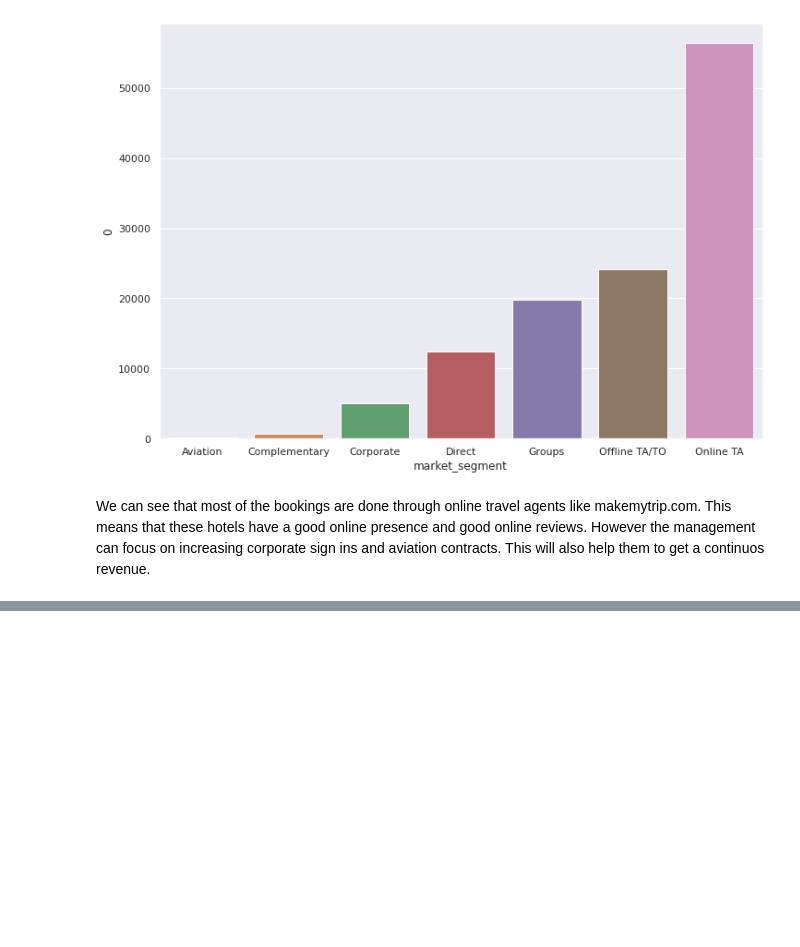
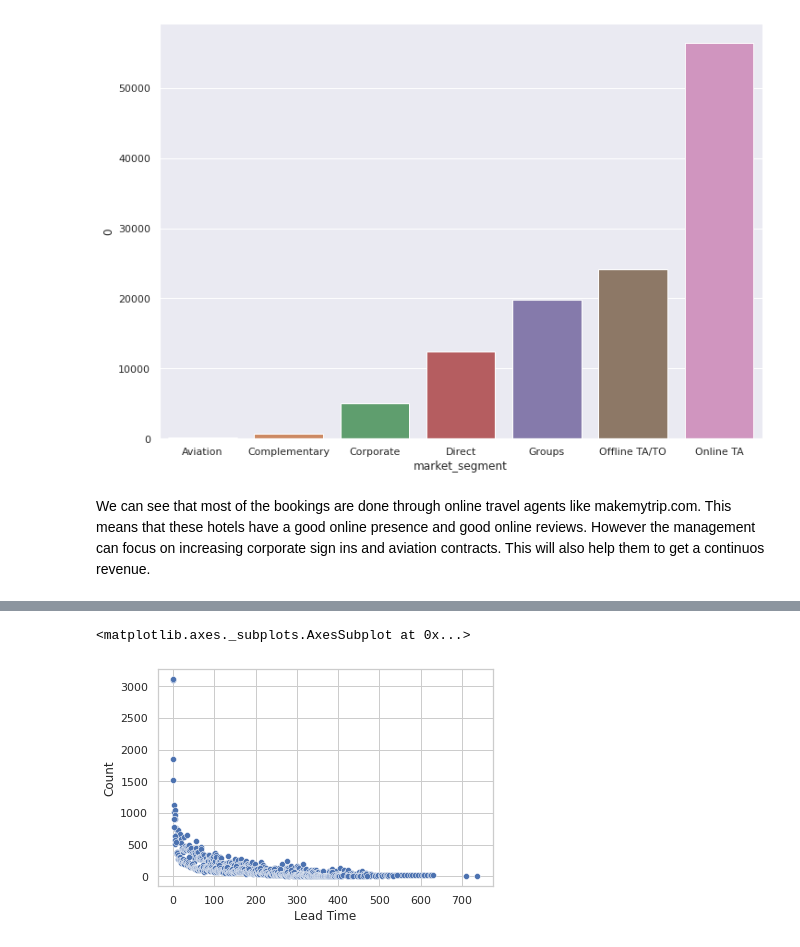
Before and after one commit to manm0han/hotel-booking-eda, a Jupyter notebook: Manmohan_Madhu_Hotel_Booking_Analysis_Capstone_Project.ipynb, the cells around one changed output, grey strips where cells are left out. Drawn from its saved outputs; the diff is of its cells as text; code cells hidden in the pictures; blank space fills up the shorter version.

Commit message:
Lead time analysis

```diff
--- a/Manmohan_Madhu_Hotel_Booking_Analysis_Capstone_Project.ipynb
+++ b/Manmohan_Madhu_Hotel_Booking_Analysis_Capstone_Project.ipynb
@@ -388,0 +426,3 @@ We can see that most of the bookings are done through online travel agents like
+# %%
+group_lead_time = hotel_booking_df.groupby(['hotel', 'lead_time'], as_index = False).size()
+group_lead_time
@@ -388,0 +443,4 @@ We can see that most of the bookings are done through online travel agents like
+# %%
+lead_time_df = pd.DataFrame(data = group_lead_time)
+lead_time_df.rename(columns = {'hotel' : 'Hotel', 'lead_time' : 'Lead Time', 'size' : 'Count'}, inplace = True)
+lead_time_df
@@ -388,0 +461,6 @@ We can see that most of the bookings are done through online travel agents like
+# %%
+
+sns.scatterplot(data = lead_time_df, x = 'Lead Time', y = 'Count')
+# %% [output]
+<matplotlib.axes._subplots.AxesSubplot at 0x...>
+[figure, added]
```
Also changed, not shown: parts of 14 cells of this notebook.
